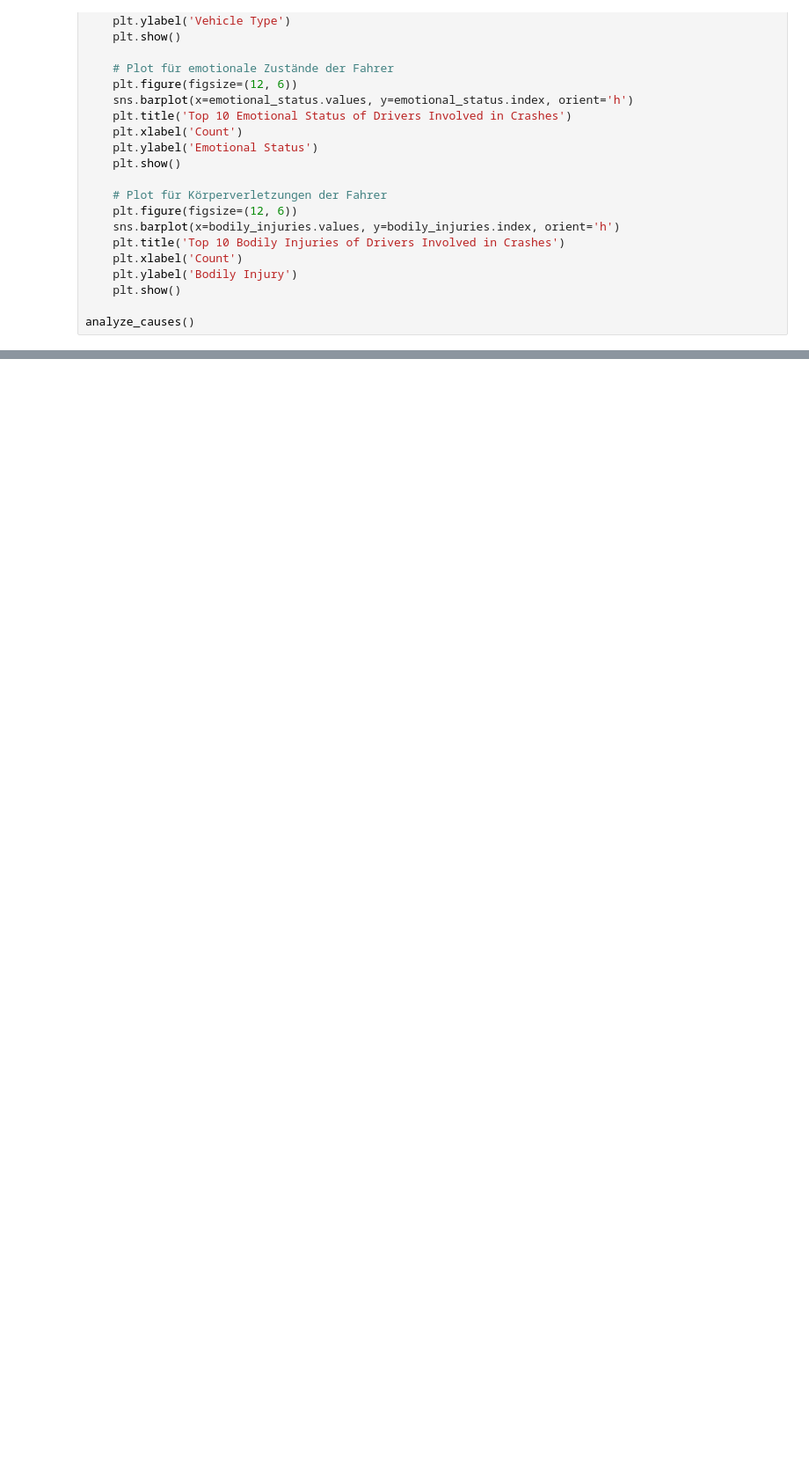
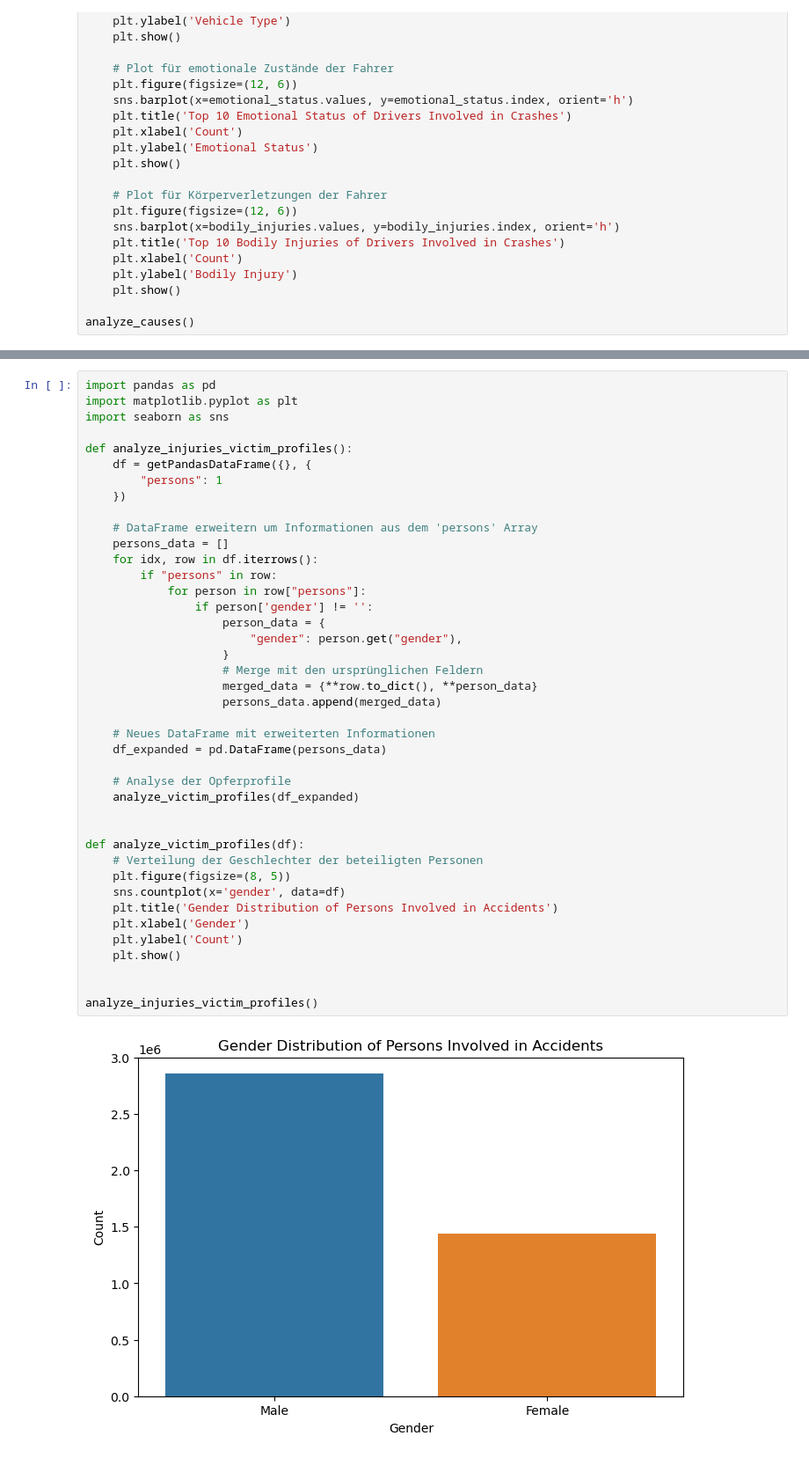
Before and after one commit to cat-thimm/CarCrashes, a Jupyter notebook: analysis/analysis.ipynb, the cells around one changed output, grey strips where cells are left out. Shown at 88% size. Cells and saved outputs as stored; diff of their text form; blank space fills up the shorter version.

```diff
--- a/analysis/analysis.ipynb
+++ b/analysis/analysis.ipynb
@@ -303,0 +512,43 @@ analyze_injuries_victim_profiles()
+# %%
+import pandas as pd
+import matplotlib.pyplot as plt
+import seaborn as sns
+
+def analyze_injuries_victim_profiles():
+    df = getPandasDataFrame({}, {
+        "persons": 1
+    })
+
+    # DataFrame erweitern um Informationen aus dem 'persons' Array
+    persons_data = []
+    for idx, row in df.iterrows():
+        if "persons" in row:
+            for person in row["persons"]:
+                if person['gender'] != '':
+                    person_data = {
+                        "gender": person.get("gender"),
+                    }
+                    # Merge mit den ursprünglichen Feldern
+                    merged_data = {**row.to_dict(), **person_data}
+                    persons_data.append(merged_data)
+
+    # Neues DataFrame mit erweiterten Informationen
+    df_expanded = pd.DataFrame(persons_data)
+
+    # Analyse der Opferprofile
+    analyze_victim_profiles(df_expanded)
+
+
+def analyze_victim_profiles(df):
+    # Verteilung der Geschlechter der beteiligten Personen
+    plt.figure(figsize=(8, 5))
+    sns.countplot(x='gender', data=df)
+    plt.title('Gender Distribution of Persons Involved in Accidents')
+    plt.xlabel('Gender')
+    plt.ylabel('Count')
+    plt.show()
+
+
+analyze_injuries_victim_profiles()
+# %% [output]
+[figure, added]
```
Also changed, not shown: parts of 8 cells of this notebook, 15 other files.
